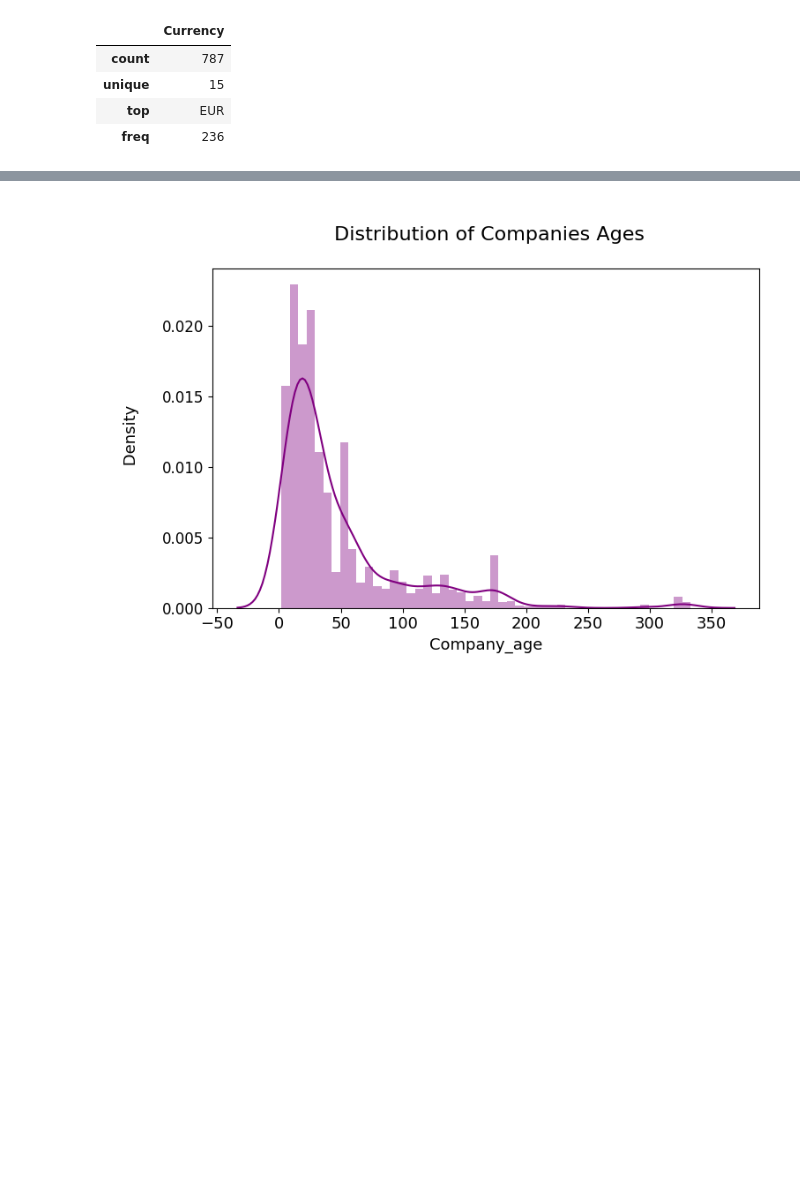
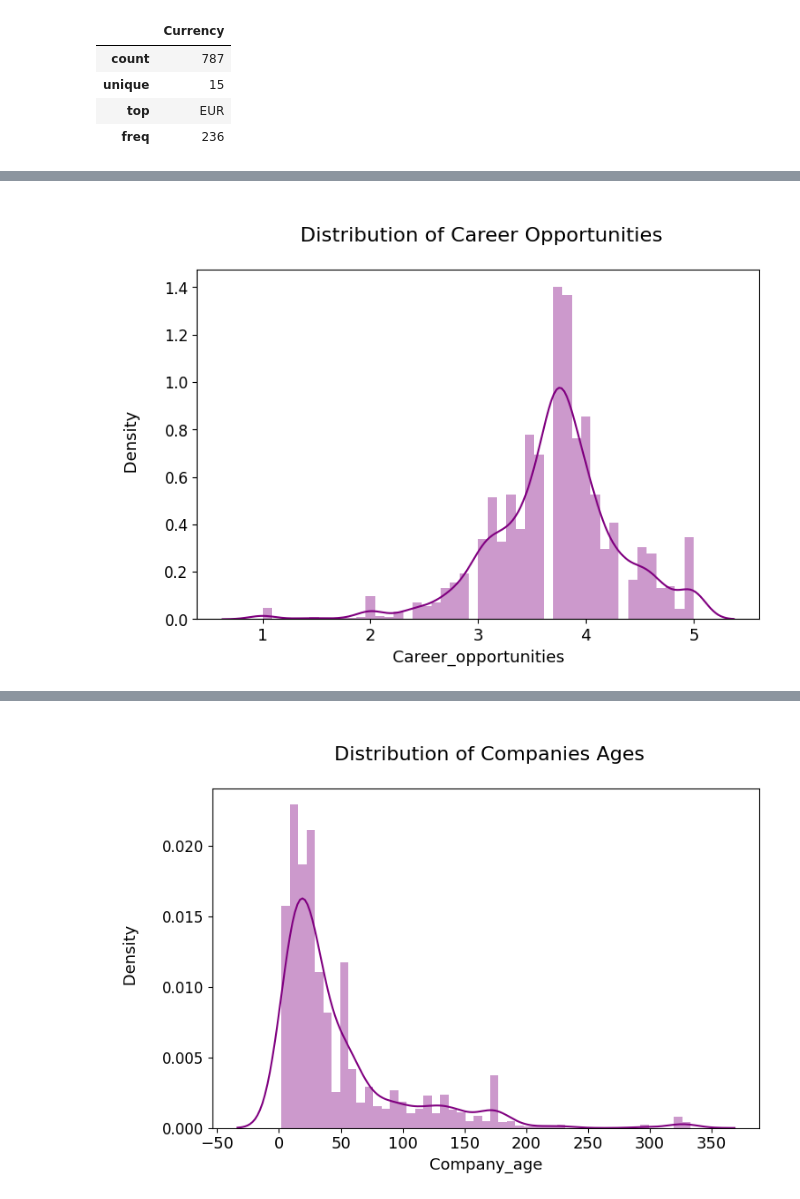
Before and after one commit to Luk-kar/DS_salaries_project, a Jupyter notebook: _003_eda.ipynb, the cells around one changed output, grey strips where cells are left out. Saved outputs shown, nothing was run; the diff lists cells and outputs as text; code cells hidden in the pictures; blank space fills up the shorter version.

```diff
--- a/_003_eda.ipynb
+++ b/_003_eda.ipynb
@@ -489,0 +541,4 @@ data['Company_info'].describe(include=object)
+# %%
+show_distribution(data['Company_info']['Career_opportunities'], "Career Opportunities")
+# %% [output]
+[figure, added]
```
Also changed, not shown: parts of 25 cells of this notebook, 2 other files.
